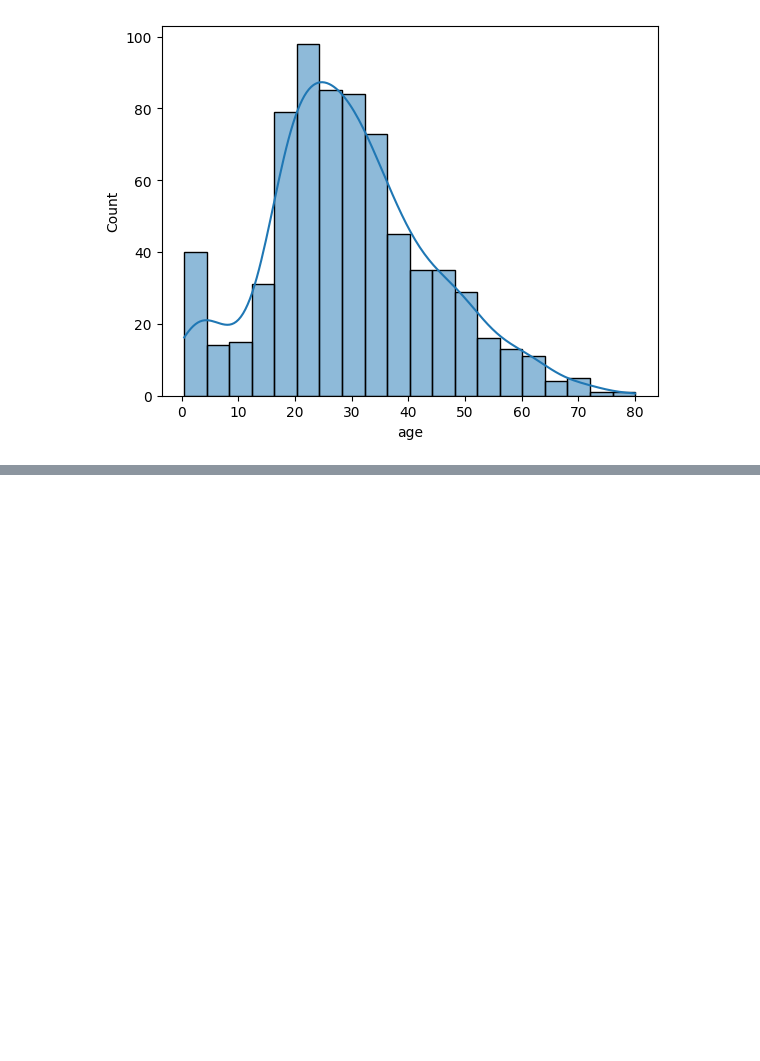
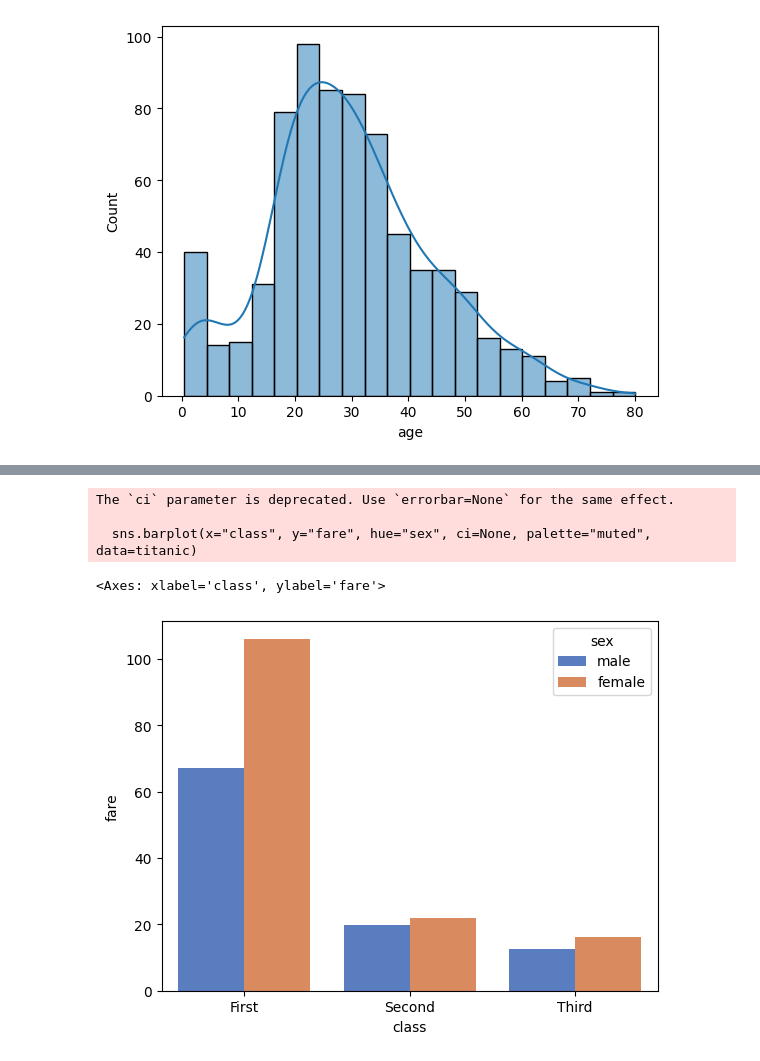
Before and after one commit to fgsantosti/topicos_especiais_desenvolvimento, a Jupyter notebook: introducao_analise_dados.ipynb, the cells around one changed output, grey strips where cells are left out. Cells and saved outputs as stored; diff of their text form; code cells hidden in the pictures; blank space fills up the shorter version.

```diff
--- a/introducao_analise_dados.ipynb
+++ b/introducao_analise_dados.ipynb
@@ -135,0 +153,8 @@ plt.show()
+# %%
+sns.barplot(x="class", y="fare", hue="sex", ci=None, palette="muted", data=titanic)
+# %% [output]
+The `ci` parameter is deprecated. Use `errorbar=None` for the same effect.
+
+  sns.barplot(x="class", y="fare", hue="sex", ci=None, palette="muted", data=titanic)
+<Axes: xlabel='class', ylabel='fare'>
+[figure, added]
```
Also changed, not shown: parts of 33 cells of this notebook.
